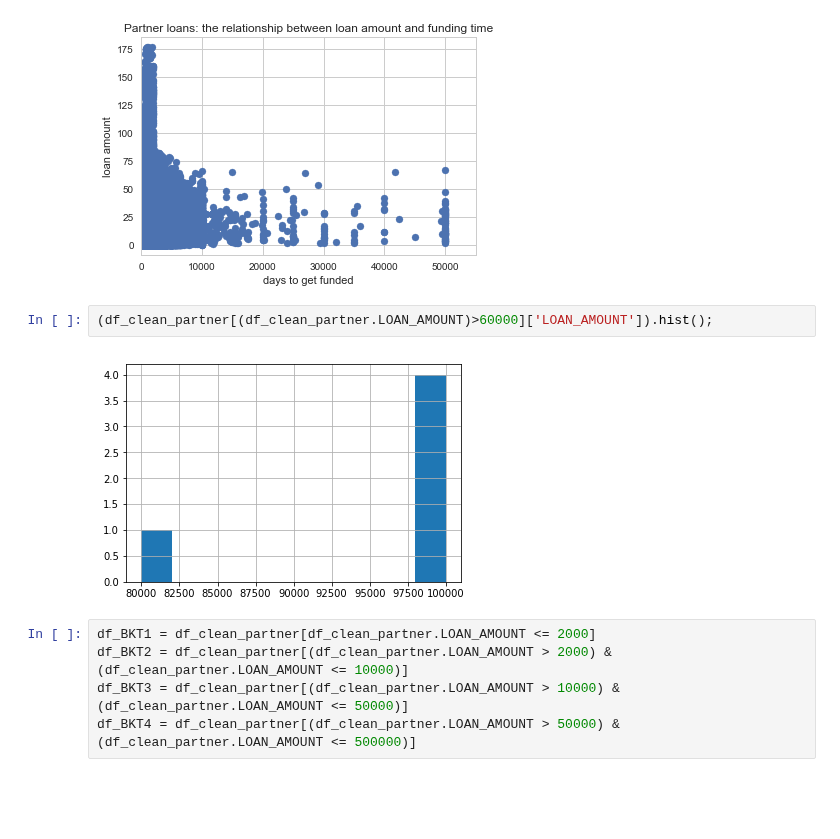
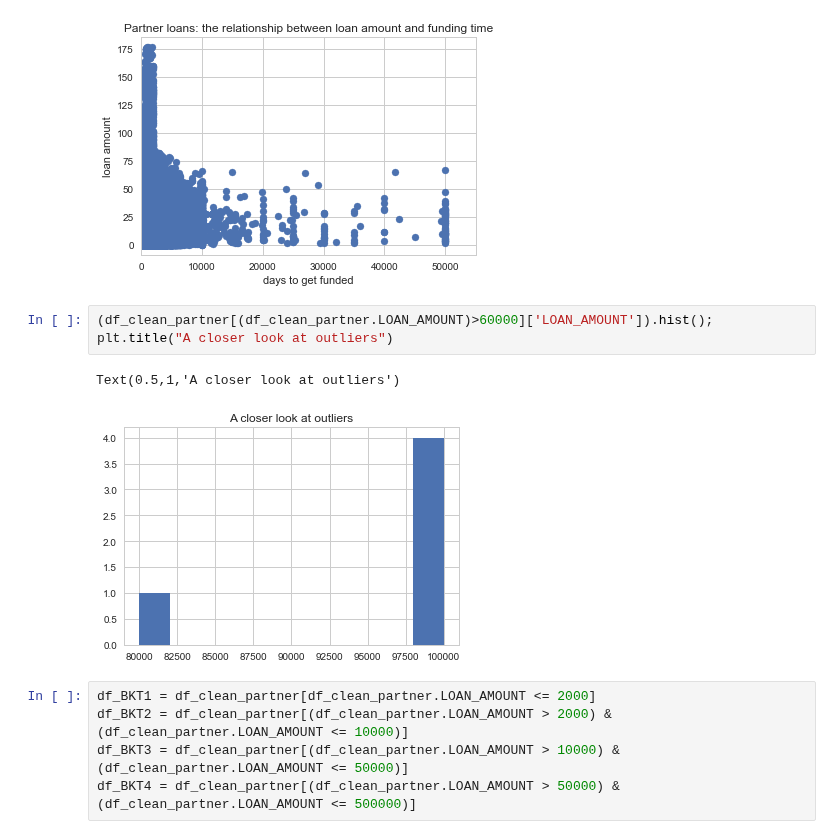
Before and after one commit to liyouzhang/Kiva_EDA, a Jupyter notebook: EDA_factors to get funds funded faster.ipynb, the cells around one changed output. Cells and saved outputs as stored; diff of their text form; blank space fills up the shorter version.

Commit message:
update with plot labels

```diff
--- a/EDA_factors to get funds funded faster.ipynb
+++ b/EDA_factors to get funds funded faster.ipynb
@@ -128,8 +128,10 @@ Text(0.5,1,'Partner loans: the relationship between loan amount and funding time
 [figure]
 # %%
 (df_clean_partner[(df_clean_partner.LOAN_AMOUNT)>60000]['LOAN_AMOUNT']).hist();
+plt.title("A closer look at outliers")
 # %% [output]
+Text(0.5,1,'A closer look at outliers')
-[figure, old version]
+[figure, new version]
 # %%
 df_BKT1 = df_clean_partner[df_clean_partner.LOAN_AMOUNT <= 2000]
 df_BKT2 = df_clean_partner[(df_clean_partner.LOAN_AMOUNT > 2000) & (df_clean_partner.LOAN_AMOUNT <= 10000)]
```
